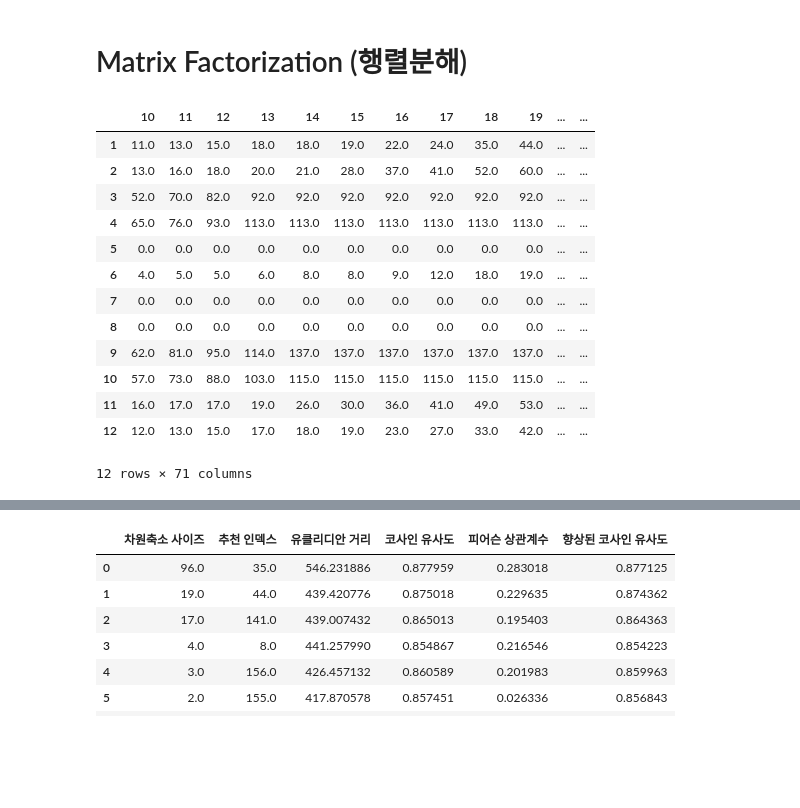
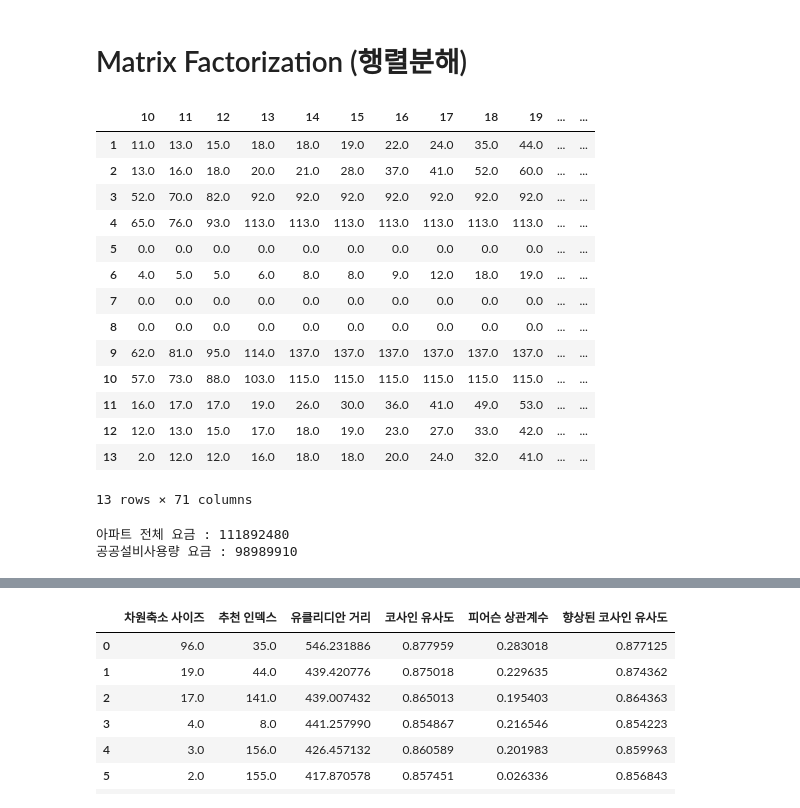
Before and after one commit to formegusto/contract-recommendation-system, a Jupyter notebook: pre-research/kepco-calc/recommend system prototype.ipynb, the cells around one changed output, grey strips where cells are left out. Drawn from its saved outputs; the diff is of its cells as text; code cells hidden in the pictures; blank space fills up the shorter version.

```diff
--- a/pre-research/kepco-calc/recommend system prototype.ipynb
+++ b/pre-research/kepco-calc/recommend system prototype.ipynb
@@ -388,17 +388,22 @@ for name in datas_df[datas_df.columns.difference(['date'])]:
 analysis_df = month_usage_df.set_index("month")
 better_comp_df = pd.DataFrame()
 
-for month in range(1, 13):
+for month in range(1, 14):
     # 1. 월별 사용량 데이터 파싱
     month_datas_df = pd.DataFrame(columns=["name","usage (kWh)"])
-    for idx in analysis_df.loc[month].index:
-        household_name = idx
-        household_kWh = analysis_df.loc[month][idx]
 
-        month_datas_df = month_datas_df.append({
-            "name": household_name,
-            "usage (kWh)": household_kWh
-        }, ignore_index=True)
+    if month == 13:
+        month_datas_df['name'] = month_anal_usage_df.columns
+        month_datas_df['usage (kWh)'] = month_anal_usage_df.iloc[0].values
+    else:
+        for idx in analysis_df.loc[month].index:
+            household_name = idx
+            household_kWh = analysis_df.loc[month][idx]
+
+            month_datas_df = month_datas_df.append({
+                "name": household_name,
+                "usage (kWh)": household_kWh
+            }, ignore_index=True)
 
     # Thinking
     # 세대부 전기는 정해져 있는데,
@@ -420,10 +425,14 @@ for month in range(1, 13):
         households_kWh = sum(month_datas_df['usage (kWh)'].values)
         APT = round((households_kWh * 100) / (100 - PUBLIC_PERCENTAGE))
         public_kWh = round(APT - households_kWh)
+        in_month = month
+
+        if month == 13:
+            in_month = 1
 
         # 종합계약
         calc = ManagementOffice(
-            month=month,
+            month=in_month,
             peaks=peak_df,
             households=month_datas_df,
             APT=APT,
@@ -433,7 +442,7 @@ for month in range(1, 13):
 
         # 단일계약
         single_calc = ManagementOffice(
-            month=month,
+            month=in_month,
             peaks=peak_df,
             households=month_datas_df,
             APT=APT,
@@ -448,34 +457,51 @@ for month in range(1, 13):
             if calc.households[idx].bill > single_calc.households[idx].bill:
                 single_cnt += 1
             elif calc.households[idx].bill < single_calc.households[idx].bill:
                 comp_cnt += 1
             else:
                 draw_cnt
 
         rows = np.append(rows,comp_cnt)
 
         IPython.display.clear_output()
 
     better_comp_df = better_comp_df.append(
         pd.Series(rows, index=["{}".format(_) for _ in range(min_per, max_per + 1)], name=month))
     better_comp_df
 
 better_comp_df
 # %% [output]
 |  | 10 | 11 | 12 | 13 | 14 | 15 | 16 | 17 | 18 | 19 | ... | ... |
 | 1 | 11.0 | 13.0 | 15.0 | 18.0 | 18.0 | 19.0 | 22.0 | 24.0 | 35.0 | 44.0 | ... | ... |
 | 2 | 13.0 | 16.0 | 18.0 | 20.0 | 21.0 | 28.0 | 37.0 | 41.0 | 52.0 | 60.0 | ... | ... |
 | 3 | 52.0 | 70.0 | 82.0 | 92.0 | 92.0 | 92.0 | 92.0 | 92.0 | 92.0 | 92.0 | ... | ... |
 | 4 | 65.0 | 76.0 | 93.0 | 113.0 | 113.0 | 113.0 | 113.0 | 113.0 | 113.0 | 113.0 | ... | ... |
 | 5 | 0.0 | 0.0 | 0.0 | 0.0 | 0.0 | 0.0 | 0.0 | 0.0 | 0.0 | 0.0 | ... | ... |
 | 6 | 4.0 | 5.0 | 5.0 | 6.0 | 8.0 | 8.0 | 9.0 | 12.0 | 18.0 | 19.0 | ... | ... |
 | 7 | 0.0 | 0.0 | 0.0 | 0.0 | 0.0 | 0.0 | 0.0 | 0.0 | 0.0 | 0.0 | ... | ... |
 | 8 | 0.0 | 0.0 | 0.0 | 0.0 | 0.0 | 0.0 | 0.0 | 0.0 | 0.0 | 0.0 | ... | ... |
 | 9 | 62.0 | 81.0 | 95.0 | 114.0 | 137.0 | 137.0 | 137.0 | 137.0 | 137.0 | 137.0 | ... | ... |
 | 10 | 57.0 | 73.0 | 88.0 | 103.0 | 115.0 | 115.0 | 115.0 | 115.0 | 115.0 | 115.0 | ... | ... |
 | 11 | 16.0 | 17.0 | 17.0 | 19.0 | 26.0 | 30.0 | 36.0 | 41.0 | 49.0 | 53.0 | ... | ... |
 | 12 | 12.0 | 13.0 | 15.0 | 17.0 | 18.0 | 19.0 | 23.0 | 27.0 | 33.0 | 42.0 | ... | ... |
+| 13 | 2.0 | 12.0 | 12.0 | 16.0 | 18.0 | 18.0 | 20.0 | 24.0 | 32.0 | 41.0 | ... | ... |
-12 rows × 71 columns
+13 rows × 71 columns
+# %%
+calc = ManagementOffice(
+    month=1,
+    peaks=peak_df,
+    households=month_datas_df,
+    APT=APT,
+    contract="단일계약"
+)
+
+IPython.display.clear_output()
+
+print("아파트 전체 요금 : {}".format(calc.bill))
+print("공공설비사용량 요금 : {}".format(calc.public_bill))
+# %% [output]
+아파트 전체 요금 : 111892480
+공공설비사용량 요금 : 98989910
 # %%
 def euclidean_distance(A, B):
     err = 0
```
Also changed, not shown: parts of 15 cells of this notebook, 2 other files.
